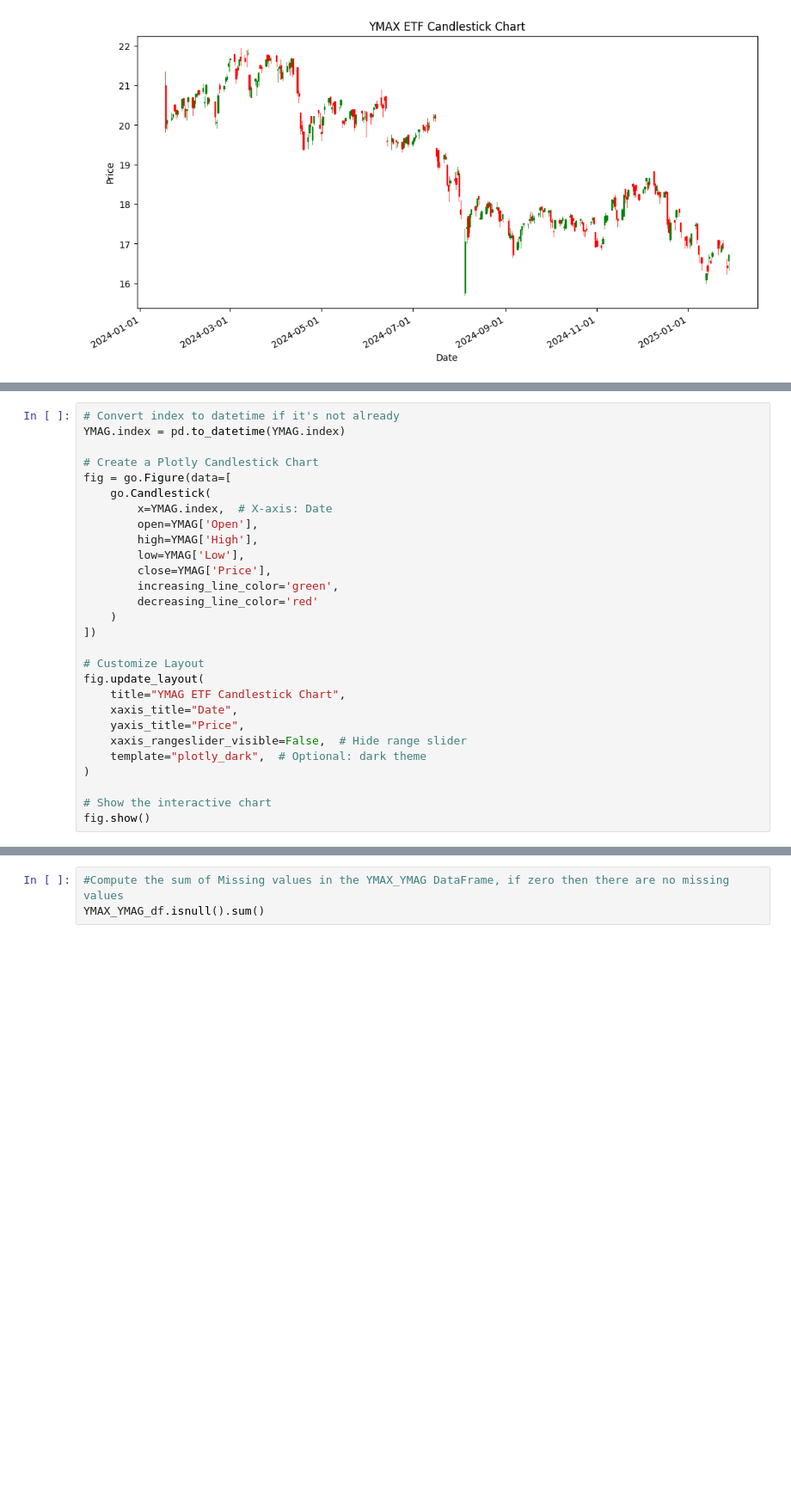
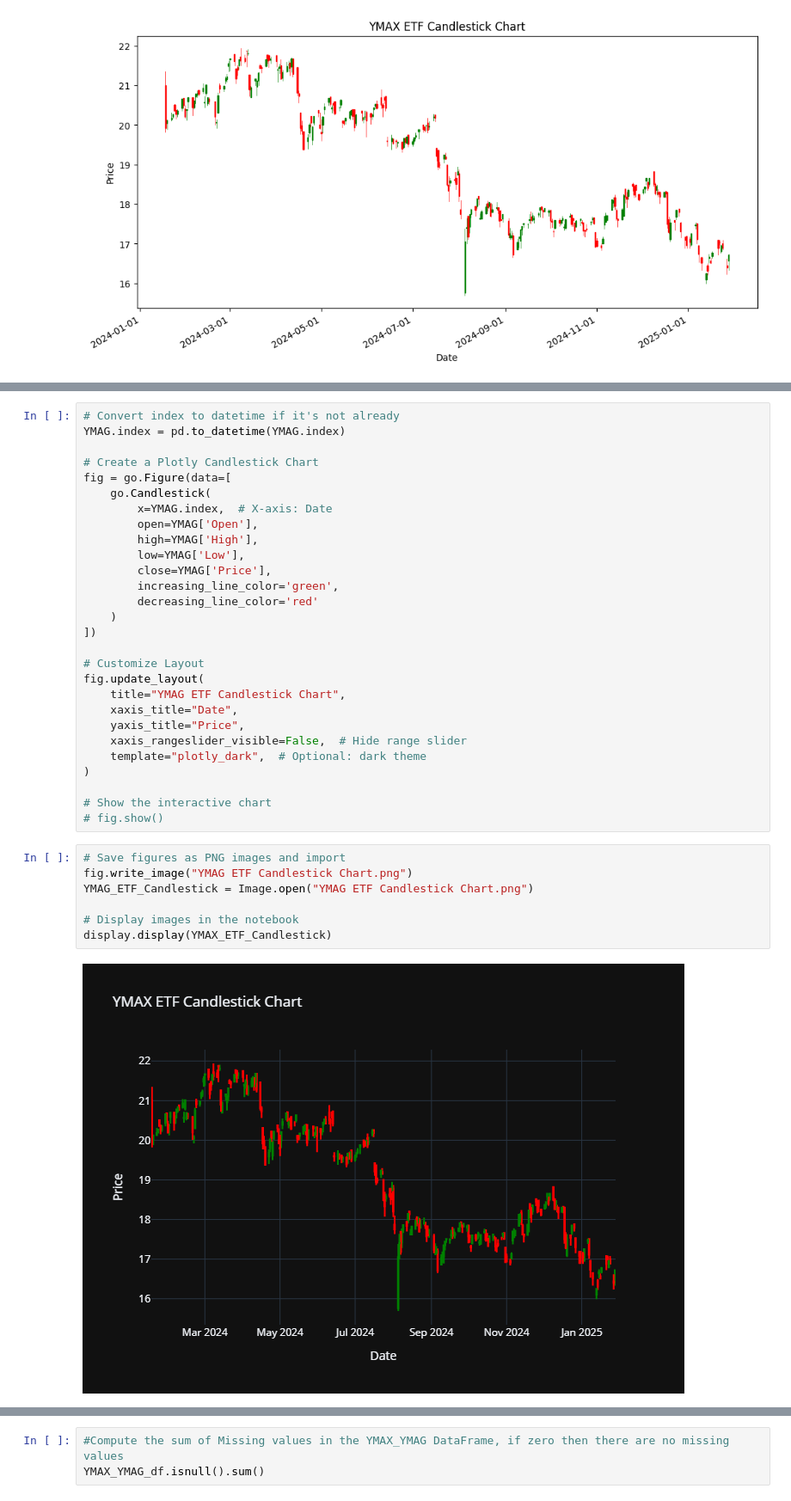
Before and after one commit to BensonMunene/Ratios-Strategy-App, a Jupyter notebook: Codes/Backtester Algorithm1.ipynb, the cells around one changed output, grey strips where cells are left out. Shown: that part at 86% size. Saved outputs shown, nothing was run; the diff lists cells and outputs as text; blank space fills up the shorter version.

```diff
--- a/Codes/Backtester Algorithm1.ipynb
+++ b/Codes/Backtester Algorithm1.ipynb
@@ -156,7 +168,16 @@ fig.update_layout(
 )
 
 # Show the interactive chart
-fig.show()
+# fig.show()
+# %%
+# Save figures as PNG images and import
+fig.write_image("YMAG ETF Candlestick Chart.png")
+YMAG_ETF_Candlestick = Image.open("YMAG ETF Candlestick Chart.png")
+
+# Display images in the notebook
+display.display(YMAX_ETF_Candlestick)
+# %% [output]
+[figure, added]
 # %%
 import pandas as pd
 
```
Also changed, not shown: parts of 9 cells of this notebook, 8 other files.
